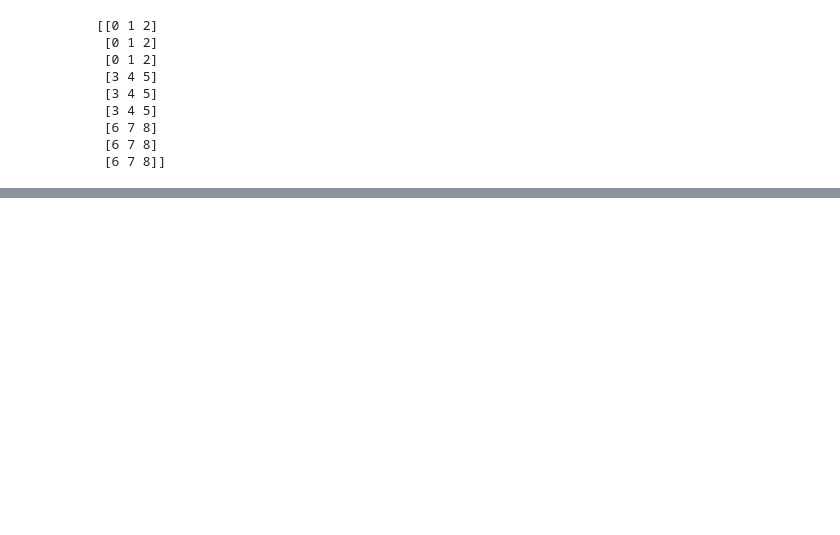
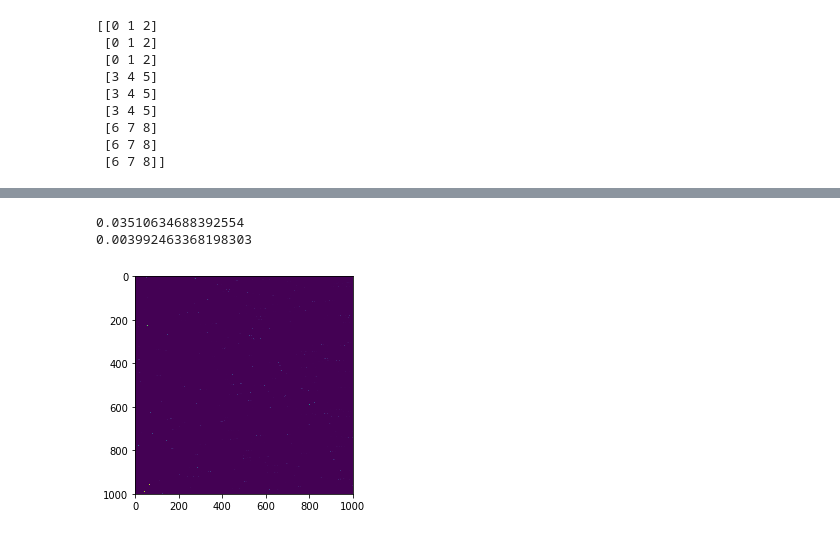
Before and after one commit to lihenryhfl/SpectralVAEGAN, a Jupyter notebook: src/applications/einsum_experiments.ipynb, the cells around one changed output, grey strips where cells are left out. Cells and saved outputs as stored; diff of their text form; code cells hidden in the pictures; blank space fills up the shorter version.

```diff
--- a/src/applications/einsum_experiments.ipynb
+++ b/src/applications/einsum_experiments.ipynb
@@ -412,0 +587,9 @@ print(W_)
+# %%
+K = ((vp - vp_recon) ** 2)
+print(np.linalg.norm(K))
+plt.imshow(K)
+print(np.max(K))
+# %% [output]
+0.03510634688392554
+0.003992463368198303
+[figure, added]
```
Also changed, not shown: parts of 25 cells of this notebook, 3 other files.
